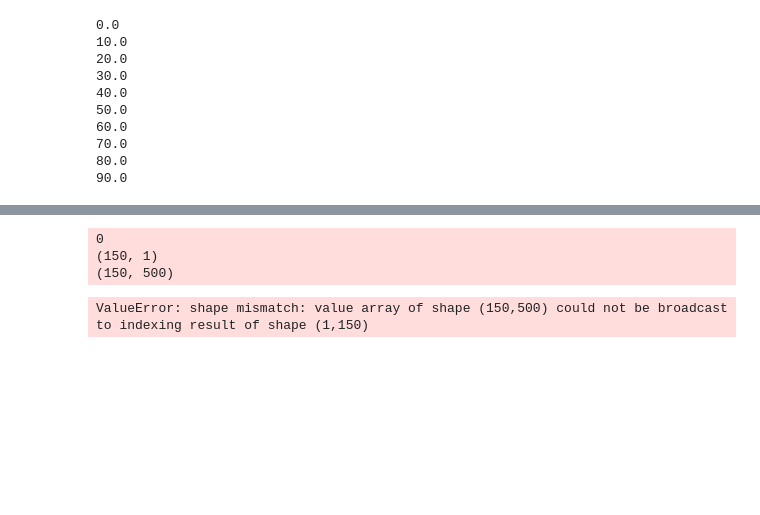
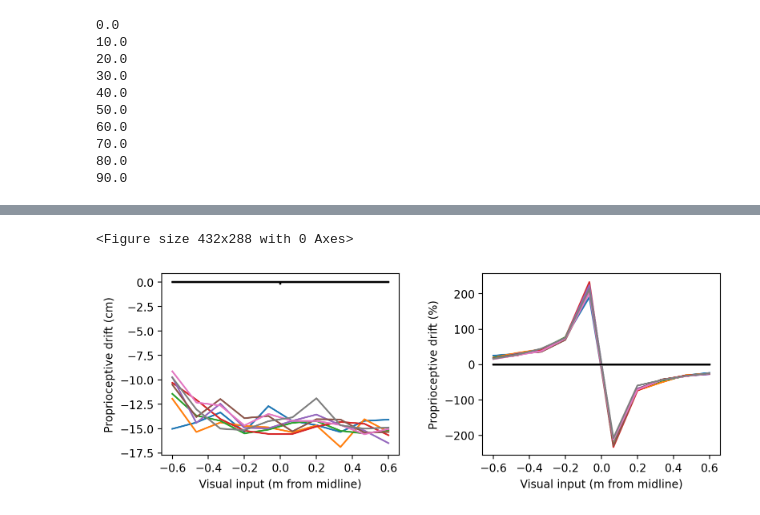
Before and after one commit to renatoparedes/SCZ_RHI_RBM, a Jupyter notebook: Dev/Fig3.ipynb, the cells around one changed output, grey strips where cells are left out. Drawn from its saved outputs; the diff is of its cells as text; code cells hidden in the pictures; blank space fills up the shorter version.

Commit message:
Figure 3 plots

```diff
--- a/Dev/Fig3.ipynb
+++ b/Dev/Fig3.ipynb
@@ -145,17 +145,16 @@ rBcs=np.zeros((g.NV[0],ntrials))
 rHs=np.zeros((g.NV[1],ntrials))
 
 positions=np.linspace(g.NeuronInfo[0].min[0],g.NeuronInfo[0].max[0],nPos)
-tStrengths=[0,np.arange(4,10+1)]
-maxPDs=[]
+tStrengths=np.concatenate((0,np.arange(4,10+1)),axis=None)
+maxPDs=np.zeros(np.size(tStrengths))
 #colours=[0,0,0;jet( np.size(tStrengths-1) )]
 tFlag=Ts
 pH=[0,0.25]
 
 plt.figure(4)
-fig, axs = plt.subplots(1, 2, figsize=(9, 9),dpi = 200)
+fig, axs = plt.subplots(1, 2, figsize=(9, 3),dpi = 200)
 
 for ts in np.arange(np.size(tStrengths)):
-    print(ts)
     tStrength=tStrengths[ts]
     count=0
     for p in np.arange(nPos):
@@ -169,19 +168,18 @@ for ts in np.arange(np.size(tStrengths)):
             Bc,H,T=stimgen(pBc,pH,g.NeuronInfo,gains)
             T=tStrength+0*T
             stims[:,r]=np.concatenate((Bc, H, T), axis=None)
-            pBcs[count,:]=pBc
-            pHs[count]=pH[0]
-            pHcs[count,:]=pBc-pH
+            pBcs[count-1,:]=pBc
+            pHs[count-1]=pH[0]
+            pHcs[count-1,:]=pBc-pH
 
         for s in np.arange(nsteps):
             h,mymu=g.fastUp(stims)
             v,mymu=g.fastDown(h)
             stims[g.NV[0]:g.NV[0]+g.NV[1],:]=v[g.NV[0]:g.NV[0]+g.NV[1],:]
-        cols=(p-1)*nRep+np.arange(p*nRep+1) # 1:p*nRep
-        print(rHs[:,cols].shape)
-        print(v[g.NV[0]:g.NV[0]+g.NV[1],:].shape)
+        cols=np.arange(nRep)+(p)*nRep
         rHs[:,cols]=v[g.NV[0]:g.NV[0]+g.NV[1],:]
         rBcs[:,cols]=v[0:g.NV[0],:]
+
 
     touchedH=np.zeros((g.NV[1],nPos))
     nTouchedH=touchedH
@@ -189,49 +187,45 @@ for ts in np.arange(np.size(tStrengths)):
     nTouchedBc=touchedBc
     m=np.ceil(np.sqrt(nPos))
     n=np.round(nPos/m)
-    tp=[]
+    tp=np.zeros((nRep,nPos))
     ntp=[]
-    wx,wy=np.meshgrid(np.arange(g.NeuronInfo[1].n[0]),np.arange(g.NeuronInfo[1].n[1]),dtype=float)
+    wx,wy=np.meshgrid(np.arange(g.NeuronInfo[1].n[0],dtype=float),np.arange(g.NeuronInfo[1].n[1],dtype=float))
 
     for p in np.arange(nPos):
-        cols=(p-1)*nRep+np.arange(p*nRep+1)
+        cols=np.arange(nRep)+(p)*nRep
         touchedH[:,p]=np.nanmean(rHs[:,cols],1)
         touchedBc[:,p]=np.mean(rBcs[:,cols],1)
         hCurr=rHs[:,cols]
 
-        for i in np.arange(np.shape(hCurr,1)):
+        for i in np.arange(np.shape(hCurr)[1]):
             w=np.flipud(np.rot90(np.reshape(hCurr[:,i],g.NeuronInfo[1].n)))
             barX=np.sum(np.sum(np.multiply(w,wx)))/np.sum(w[:])
             barY=np.sum(np.sum(np.multiply(w,wy)))/np.sum(w[:])
             tp[i,p]=barX
 
-    plt.subplot(1,2,1)
-    err=g.NeuronInfo[1].span[0]*np.nanstd(tp)/(g.NeuronInfo[1].n[0]*np.sqrt(np.shape(tp,0)))
-    y=indToPos([np.nanmean(tp),0*np.nanmean(tp)].T,g.NeuronInfo[1])
+    ax1=plt.subplot(121)
+    err=g.NeuronInfo[1].span[0]*np.nanstd(tp)/(g.NeuronInfo[1].n[0]*np.sqrt(np.shape(tp)[0]))
+    y=indToPos(np.array([np.nanmean(tp,axis=0),0*np.nanmean(tp,axis=0)]).T,g.NeuronInfo[1]) #double check the output of indToPos.
     y=y[:,0].T
     maxPDs[ts]=np.max(y)
-
     ax1.plot(positions, 100*y) #, 'LineWidth',2,'color',colours(ts,:));
-
     ax1.plot(positions,np.zeros(np.shape(positions)),'k')    #'--','LineWidth',2,'color','k')
     ax1.plot([0,0],[np.min(y),np.max(y)],'k') #,'--','LineWidth',2,'color','k')
     ax1.set_xlabel('Visual input (m from midline)')
     ax1.set_ylabel('Proprioceptive drift (cm)')
 
-    plt.subplot(1,2,2)
-    err=g.NeuronInfo[1].span[0]*np.nanstd(tp)/(g.NeuronInfo[1].n[0]*np.sqrt(np.shape(tp,0)))
-    y=indToPos([np.nanmean(tp),0*np.nanmean(tp)].T,g.NeuronInfo[1])
+    ax2=plt.subplot(122)
+    err=g.NeuronInfo[1].span[0]*np.nanstd(tp)/(g.NeuronInfo[1].n[0]*np.sqrt(np.shape(tp)[0]))
+    y=indToPos(np.array([np.nanmean(tp,axis=0),0*np.nanmean(tp,axis=0)]).T,g.NeuronInfo[1])
     y=y[:,0].T
-    ax2.plot(positions,100*y/positions) # ,'LineWidth',2,'color',colours(ts,:));
+    ax2.plot(positions,100*(y/positions)) # ,'LineWidth',2,'color',colours(ts,:));
     ax2.plot(positions,np.zeros(np.shape(positions)),'k') #'--','LineWidth',2,'color','k')
-    plot([0,0],[np.min(y),np.max(y)],'k') #'--','LineWidth',2,'color','k')
+    ax2.plot([0,0],[np.min(y),np.max(y)],'k') #'--','LineWidth',2,'color','k')
     ax2.set_xlabel('Visual input (m from midline)')
     ax2.set_ylabel('Proprioceptive drift (%)')
 
-
+fig.subplots_adjust(wspace=0.35)
 plt.show()
 # %% [output]
-0
-(150, 1)
-(150, 500)
+<Figure size 432x288 with 0 Axes>
-ValueError: shape mismatch: value array of shape (150,500) could not be broadcast to indexing result of shape (1,150)
+[figure, added]
```
Also changed, not shown: parts of 5 cells of this notebook, 2 other files.
